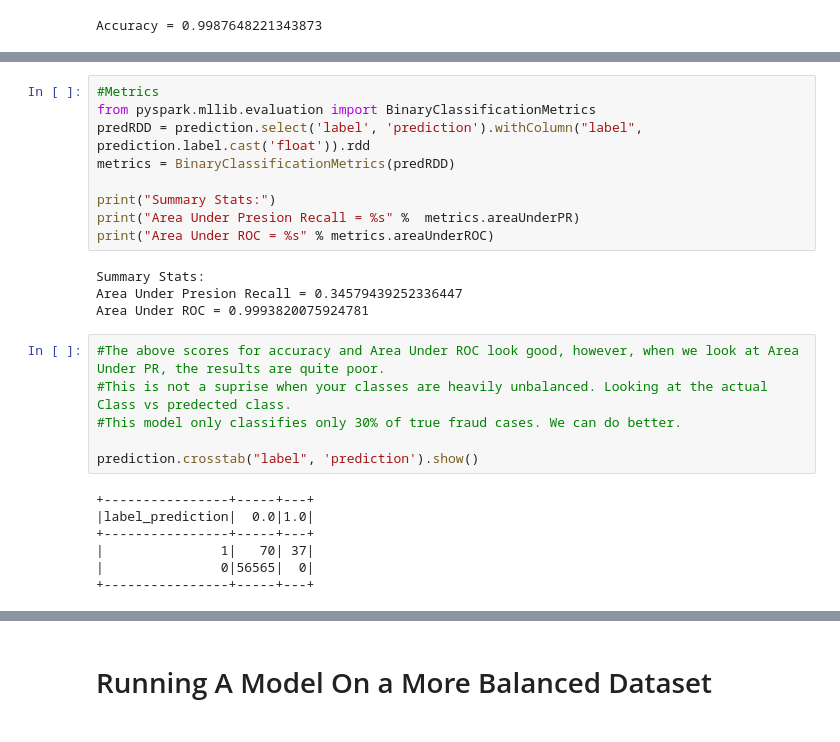
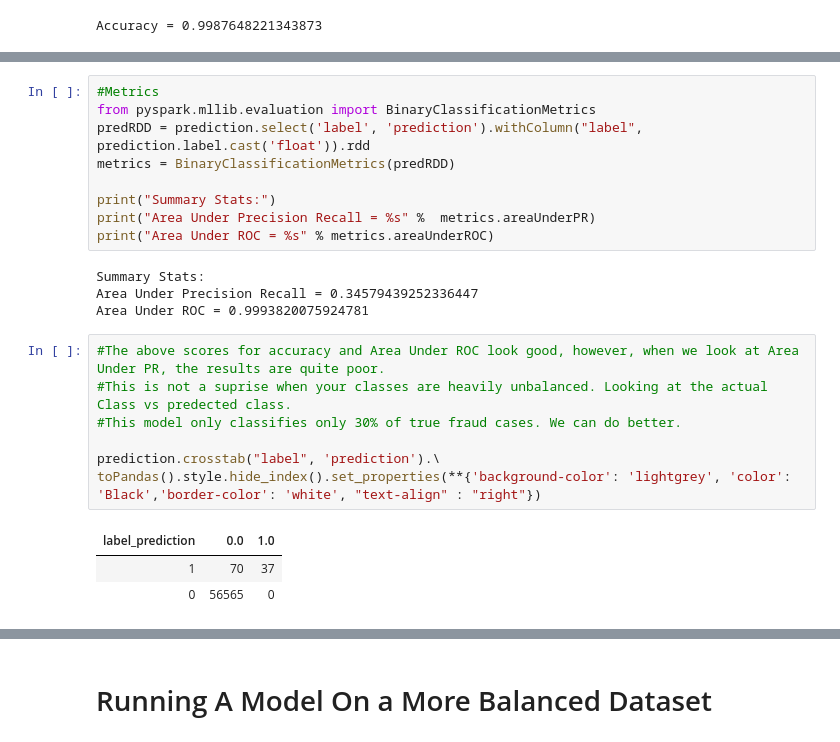
Before and after one commit to acportfolio/acportfolio, a Jupyter notebook: SparK_MLib_Credit_Card_Fraud_Classification.ipynb, the cells around one changed output, grey strips where cells are left out. Saved outputs shown, nothing was run; the diff lists cells and outputs as text.

```diff
--- a/SparK_MLib_Credit_Card_Fraud_Classification.ipynb
+++ b/SparK_MLib_Credit_Card_Fraud_Classification.ipynb
@@ -171,22 +161,20 @@ predRDD = prediction.select('label', 'prediction').withColumn("label", predictio
 metrics = BinaryClassificationMetrics(predRDD)
 
 print("Summary Stats:")
-print("Area Under Presion Recall = %s" %  metrics.areaUnderPR)
+print("Area Under Precision Recall = %s" %  metrics.areaUnderPR)
 print("Area Under ROC = %s" % metrics.areaUnderROC)
 # %% [output]
 Summary Stats:
-Area Under Presion Recall = 0.34579439252336447
+Area Under Precision Recall = 0.34579439252336447
 Area Under ROC = 0.9993820075924781
 # %%
 #The above scores for accuracy and Area Under ROC look good, however, when we look at Area Under PR, the results are quite poor.
 #This is not a suprise when your classes are heavily unbalanced. Looking at the actual Class vs predected class.
 #This model only classifies only 30% of true fraud cases. We can do better.
 
-prediction.crosstab("label", 'prediction').show()
+prediction.crosstab("label", 'prediction').\
+toPandas().style.hide_index().set_properties(**{'background-color': 'lightgrey', 'color': 'Black','border-color': 'white', "text-align" : "right"})
 # %% [output]
-+----------------+-----+---+
-|label_prediction|  0.0|1.0|
-+----------------+-----+---+
-|               1|   70| 37|
-|               0|56565|  0|
-+----------------+-----+---+
+| label_prediction | 0.0 | 1.0 |
+| 1 | 70 | 37 |
+| 0 | 56565 | 0 |
```
Also changed, not shown: parts of 28 cells of this notebook.
